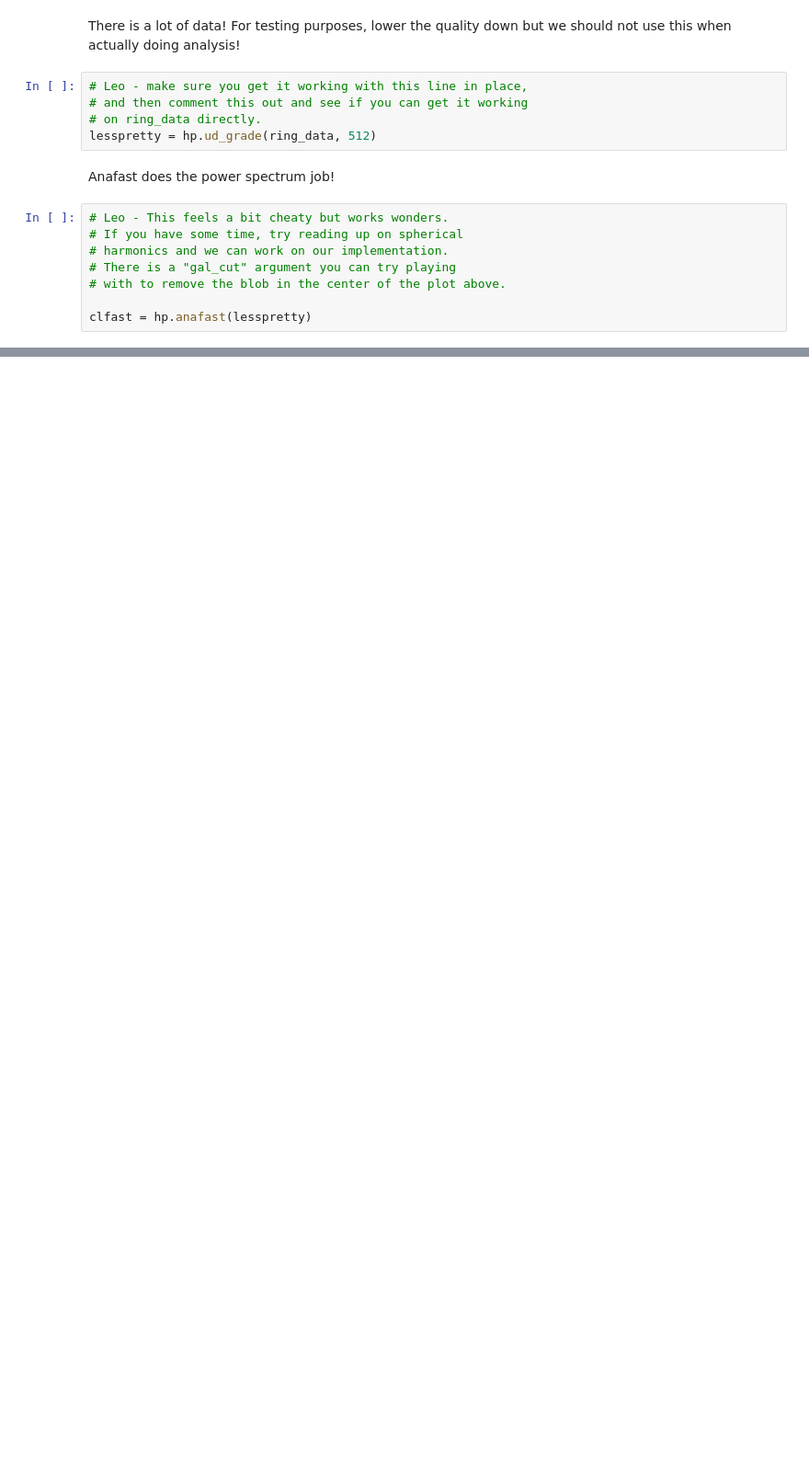
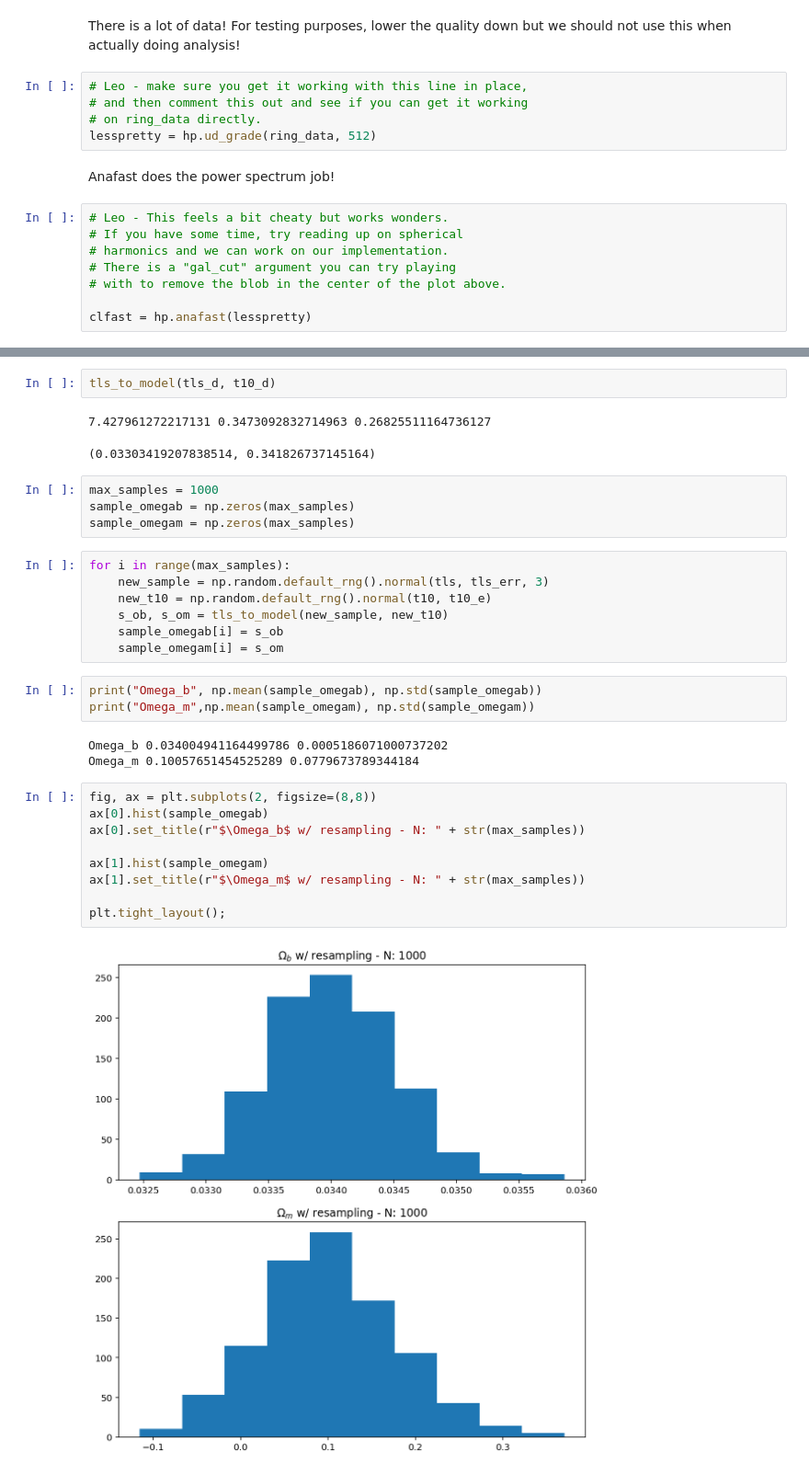
Before and after one commit to nallo97/lab3_astrolab, a Jupyter notebook: BasicAnalysis.ipynb, the cells around one changed output, grey strips where cells are left out. Shown: that part at 92% size. Drawn from its saved outputs; the diff is of its cells as text; blank space fills up the shorter version.

Commit message:
resampling methods

```diff
--- a/BasicAnalysis.ipynb
+++ b/BasicAnalysis.ipynb
@@ -60,0 +117,33 @@ plt.semilogy()
+# %%
+tls_to_model(tls_d, t10_d)
+# %% [output]
+7.427961272217131 0.3473092832714963 0.26825511164736127
+(0.03303419207838514, 0.341826737145164)
+# %%
+max_samples = 1000
+sample_omegab = np.zeros(max_samples)
+sample_omegam = np.zeros(max_samples)
+# %%
+for i in range(max_samples):
+    new_sample = np.random.default_rng().normal(tls, tls_err, 3)
+    new_t10 = np.random.default_rng().normal(t10, t10_e)
+    s_ob, s_om = tls_to_model(new_sample, new_t10)
+    sample_omegab[i] = s_ob
+    sample_omegam[i] = s_om
+# %%
+print("Omega_b", np.mean(sample_omegab), np.std(sample_omegab))
+print("Omega_m",np.mean(sample_omegam), np.std(sample_omegam))
+# %% [output]
+Omega_b 0.034004941164499786 0.0005186071000737202
+Omega_m 0.10057651454525289 0.0779673789344184
+# %%
+fig, ax = plt.subplots(2, figsize=(8,8))
+ax[0].hist(sample_omegab)
+ax[0].set_title(r"$\Omega_b$ w/ resampling - N: " + str(max_samples))
+
+ax[1].hist(sample_omegam)
+ax[1].set_title(r"$\Omega_m$ w/ resampling - N: " + str(max_samples))
+
+plt.tight_layout();
+# %% [output]
+[figure, added]
```
Also changed, not shown: parts of 14 cells of this notebook.
